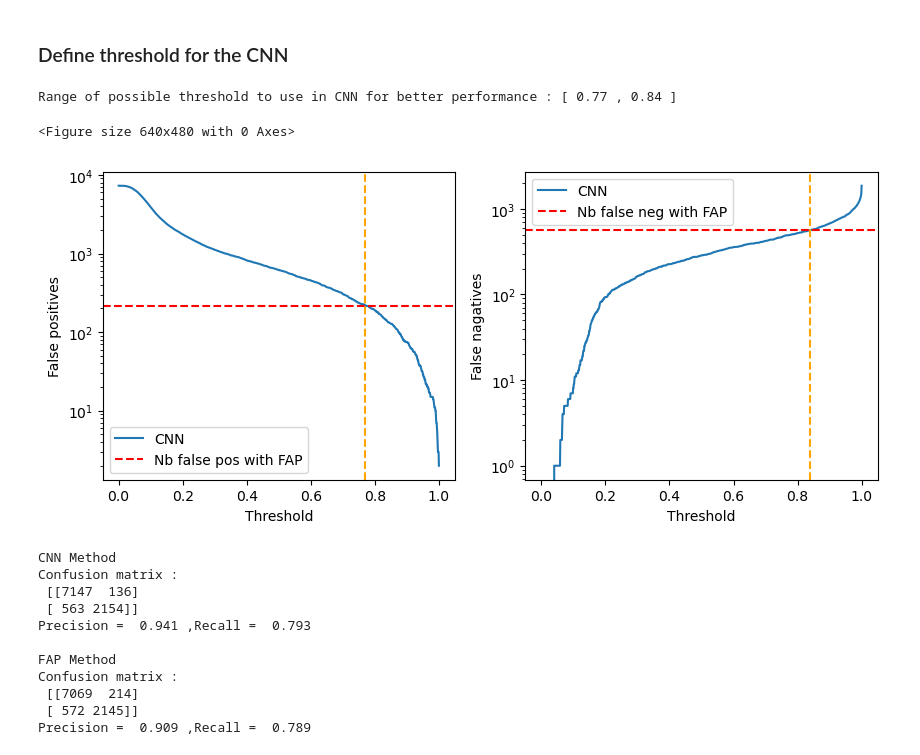
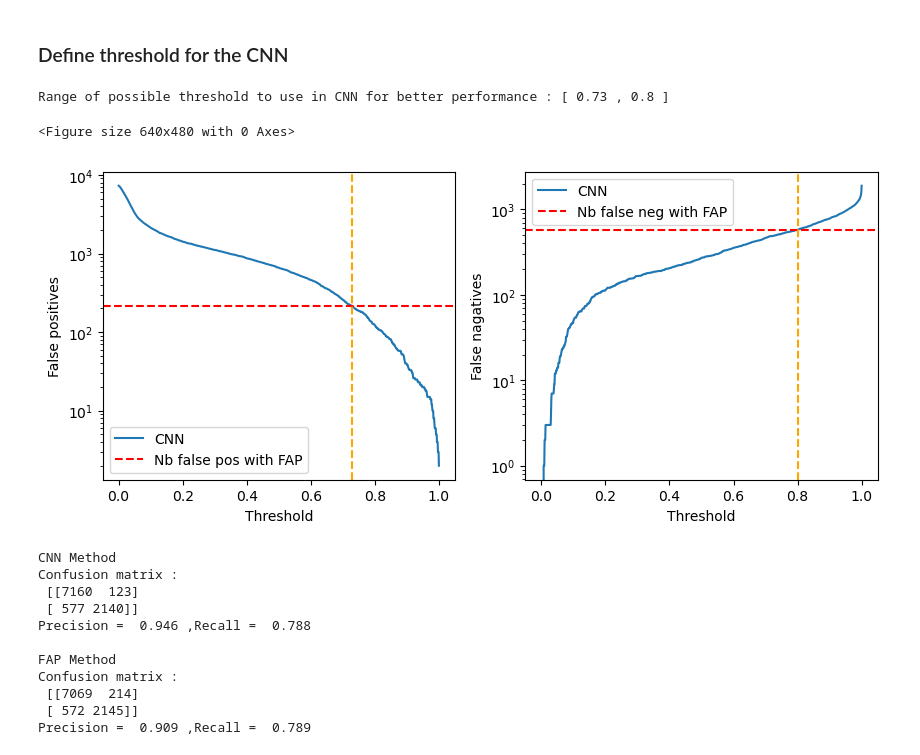
Before and after one commit to hugokerino/Stage_R-V, a Jupyter notebook: Notebook_CNN.ipynb, the cells around one changed output. Drawn from its saved outputs; the diff is of its cells as text; code cells hidden in the pictures.

```diff
--- a/Notebook_CNN.ipynb
+++ b/Notebook_CNN.ipynb
@@ -473,8 +465,7 @@ def predict_FAP(Maxs, pdf_mean):
 y_pred_FAP = predict_FAP(X2_test, pdf_mean)
 # %%
 N = 1000
-threshold1 = np.linspace(0.0001,0.9999,N)
-threshold2 = np.linspace(0.0001,0.9999,N)
+threshold = np.linspace(0.0001,0.9999,N)
 P1, R1 = np.zeros(N), np.zeros(N)
 False_neg, False_pos = np.zeros(N), np.zeros(N)
 P2, R2 = np.zeros(N), np.zeros(N)
@@ -482,14 +473,14 @@ best_score_fap = 0
 best_score_cnn = 0
 
 for i in range(N):
-    y_seuil = np.where(y_pred_d2 > threshold1[i],1,0)
+    y_seuil = np.where(y_pred_d2 > threshold[i],1,0)
     P1[i] ,R1[i],f,m = evaluate(y_seuil,label_test)
     False_pos[i],False_neg[i] = m[0][1], m[1][0]
-    if (f > best_score_cnn) : best_score_cnn, best_threshold_cnn, best_m_cnn = f, threshold1[i], m
+    if (f > best_score_cnn) : best_score_cnn, best_threshold_cnn, best_m_cnn = f, threshold[i], m
 
-    y_seuil = np.where(y_pred_FAP < threshold2[i],1,0)
+    y_seuil = np.where(y_pred_FAP < threshold[i],1,0)
     P2[i] ,R2[i],f,m = evaluate(y_seuil,label_test)
-    if (f > best_score_fap) : best_score_fap, best_threshold_fap, best_m_fap = f, threshold2[i], m
+    if (f > best_score_fap) : best_score_fap, best_threshold_fap, best_m_fap = f, threshold[i], m
 
 x_interp = np.linspace(0,1,N)
 f1 = interpolate.interp1d(R1, P1,bounds_error = False, fill_value = (1,0))
@@ -500,9 +491,9 @@ auc2 = integrate.quad(f2, 0, 1)
 
 plt.figure()
 plt.title("PR curves")
-plt.scatter(R1,P1, label ='CNN',s = 5, c ='b'), plt.legend()
+plt.scatter(R1,P1, label ='CNN',s = 1, c ='b'), plt.legend()
 plt.plot(x_interp,f1(x_interp),label='CNN interp'),plt.legend()
-plt.scatter(R2,P2, label='FAP',s = 5, c ='r'),  plt.legend()
+plt.scatter(R2,P2, label='FAP',s = 1, c ='r'),  plt.legend()
 plt.plot(x_interp,f2(x_interp),label='FAP interp'),plt.legend()
 plt.xlabel("Recall")
 plt.ylabel("Precision")
@@ -578,35 +569,35 @@ false_neg_fap = m[1][0]
 # %%
 """
 f = np.polyfit(threshold1, False_pos, 20)
 p = np.poly1d(f)
 y = p(threshold)
 """
 
 plt.figure()
 plt.figure(figsize = (10,4))
 plt.subplot(121)
-plt.plot(threshold1, False_pos, label='CNN'), plt.legend()
-x_pos = 0.77
+plt.plot(threshold, False_pos, label='CNN'), plt.legend()
+x_pos = 0.73
 plt.axhline(y=false_pos_fap, color='r', linestyle='--',label='Nb false pos with FAP'),plt.legend()
 plt.axvline(x=x_pos, color='orange', linestyle='--')
 plt.yscale('log')
 plt.xlabel("Threshold")
 plt.ylabel("False positives")
 
 plt.subplot(122)
-plt.plot(threshold1, False_neg, label='CNN'),plt.legend()
+plt.plot(threshold, False_neg, label='CNN'),plt.legend()
 plt.axhline(y=false_neg_fap, color='r', linestyle='--', label='Nb false neg with FAP'),plt.legend()
-x_neg = 0.84
+x_neg = 0.80
 plt.axvline(x=x_neg, color='orange', linestyle='--')
 plt.yscale('log')
 plt.xlabel("Threshold")
 plt.ylabel("False nagatives")
 
 print("Range of possible threshold to use in CNN for better performance : [",x_pos,",",x_neg,"]")
 # %% [output]
-Range of possible threshold to use in CNN for better performance : [ 0.77 , 0.84 ]
+Range of possible threshold to use in CNN for better performance : [ 0.73 , 0.8 ]
 <Figure size 640x480 with 0 Axes>
-[figure, old version]
+[figure, new version]
 # %%
 #Comparaison beetwen CNN with founded threshold and FAP with p_value 0.05
 opt_threshold = x_neg
@@ -625,9 +616,9 @@ print("Precision = ", round(p2,3), ",Recall = ",round(r2,3))
 # %% [output]
 CNN Method
 Confusion matrix :
- [[7147  136]
- [ 563 2154]]
-Precision =  0.941 ,Recall =  0.793
+ [[7160  123]
+ [ 577 2140]]
+Precision =  0.946 ,Recall =  0.788
 
 FAP Method
 Confusion matrix :
```
Also changed, not shown: parts of 42 cells of this notebook.
